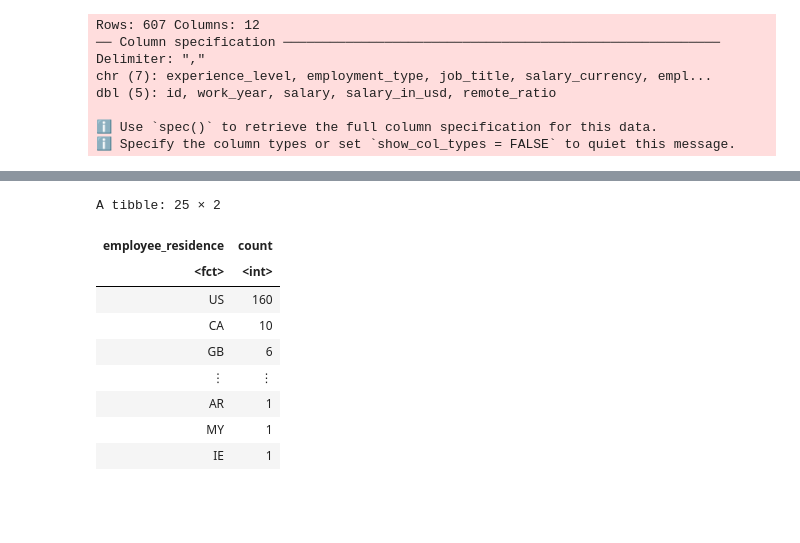
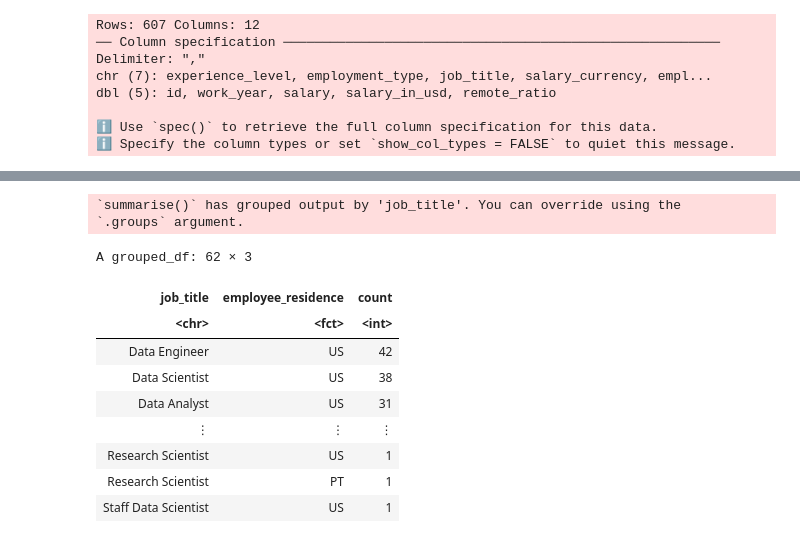
Before and after one commit to bonnie-situ/DSCI100-Final-Project-Group-010-8, a Jupyter notebook: Group Project Proposal.ipynb, the cells around one changed output, grey strips where cells are left out. Saved outputs shown, nothing was run; the diff lists cells and outputs as text; code cells hidden in the pictures; blank space fills up the shorter version.

```diff
--- a/Group Project Proposal.ipynb
+++ b/Group Project Proposal.ipynb
@@ -111,22 +111,24 @@ se_test <- testing(se_split)
 # %%
 clean_se_data <- clean_names(se_data)
 
-counts <- se_train |>
-    select(job_title, salary_in_usd, employee_residence) |>
-    group_by(employee_residence) |>
+se_counts <- se_train |>
+    select(job_title, employee_residence) |>
+    group_by(job_title, employee_residence) |>
     summarise(count = n()) |>
     arrange(desc(count))
 
-counts
+se_counts
 # %% [output]
-A tibble: 25 × 2
+`summarise()` has grouped output by 'job_title'. You can override using the
+`.groups` argument.
+A grouped_df: 62 × 3
-| employee_residence | count |
-| <fct> | <int> |
-| US | 160 |
-| CA | 10 |
-| GB | 6 |
-| ⋮ | ⋮ |
-| AR | 1 |
-| MY | 1 |
-| IE | 1 |
+| job_title | employee_residence | count |
+| <chr> | <fct> | <int> |
+| Data Engineer | US | 42 |
+| Data Scientist | US | 38 |
+| Data Analyst | US | 31 |
+| ⋮ | ⋮ | ⋮ |
+| Research Scientist | US | 1 |
+| Research Scientist | PT | 1 |
+| Staff Data Scientist | US | 1 |
 # %%
```
Also changed, not shown: parts of 6 cells of this notebook.
